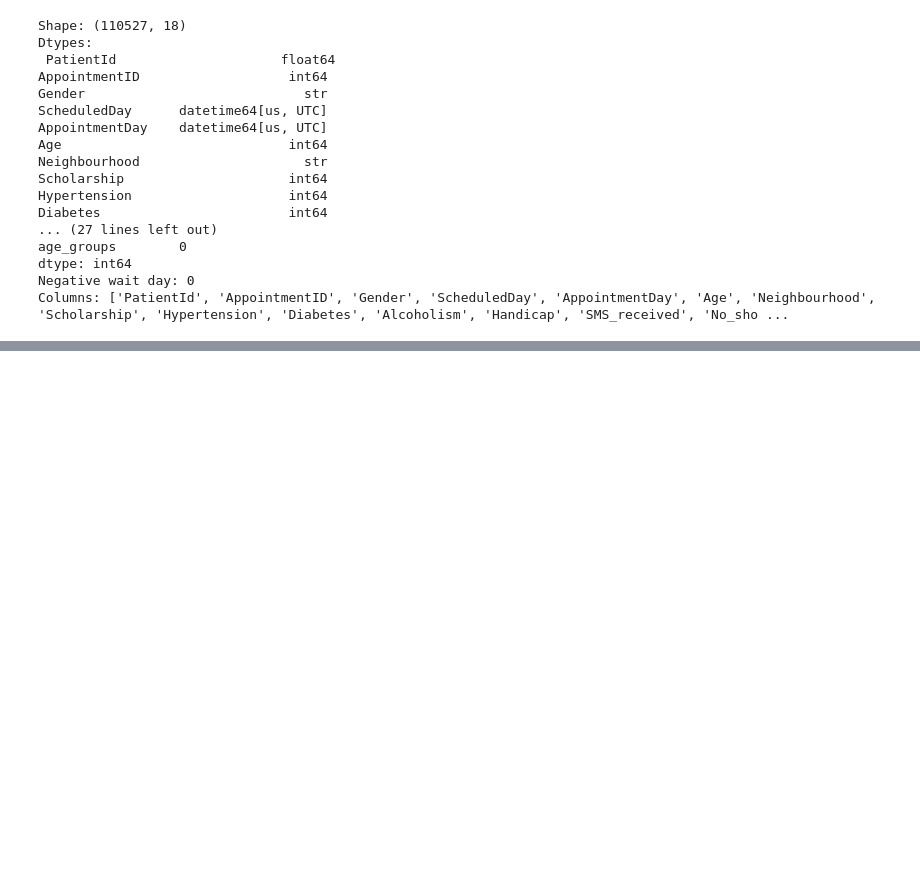
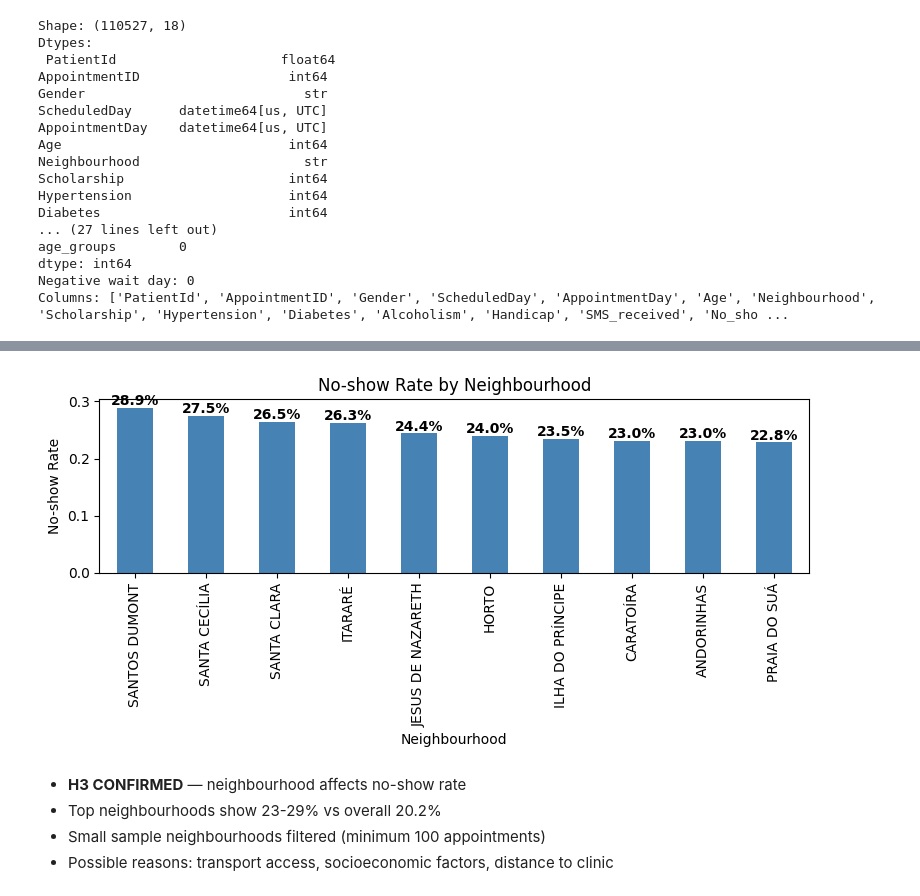
Before and after one commit to Kuldip-Lakhtariya/Medical_appointment, a Jupyter notebook: hospital_noshow_eda.ipynb, the cells around one changed output, grey strips where cells are left out. Cells and saved outputs as stored; diff of their text form; code cells hidden in the pictures; blank space fills up the shorter version.

```diff
--- a/hospital_noshow_eda.ipynb
+++ b/hospital_noshow_eda.ipynb
@@ -277,0 +413,10 @@ Columns: ['PatientId', 'AppointmentID', 'Gender', 'ScheduledDay', 'AppointmentDa
+# %%
+neighbourhood_counts = df.groupby('Neighbourhood')['No_show'].count()
+valid_neighbourhoods = neighbourhood_counts[neighbourhood_counts >= 100].index #We take 100 as thresold value
+
+h3 = df[df['Neighbourhood'].isin(valid_neighbourhoods)]\
+     .groupby('Neighbourhood')['No_show'].mean()\
+     .sort_values(ascending=False)\
+     .head(10)
+
+print(h3)
@@ -277,0 +436,22 @@ Columns: ['PatientId', 'AppointmentID', 'Gender', 'ScheduledDay', 'AppointmentDa
+# %%
+h3_top_10 = h3.sort_values(ascending=False).head(10)
+
+fig, ax = plt.subplots(figsize=(8, 4))
+h3.plot(kind='bar', color='steelblue', ax=ax)
+ax.set_title('No-show Rate by Neighbourhood')
+ax.set_xlabel('Neighbourhood')
+ax.set_ylabel('No-show Rate')
+ax.set_xticklabels(h3.index, rotation=90)
+
+for i, v in enumerate(h3):
+    ax.text(i, v + 0.005, f'{v:.1%}', ha='center', fontweight='bold')
+
+plt.tight_layout()
+plt.show()
+# %% [output]
+[figure, added]
+# %% [markdown]
+- **H3 CONFIRMED** — neighbourhood affects no-show rate
+- Top neighbourhoods show 23-29% vs overall 20.2%
+- Small sample neighbourhoods filtered (minimum 100 appointments)
+- Possible reasons: transport access, socioeconomic factors, distance to clinic
```
Also changed, not shown: parts of 15 cells of this notebook.
